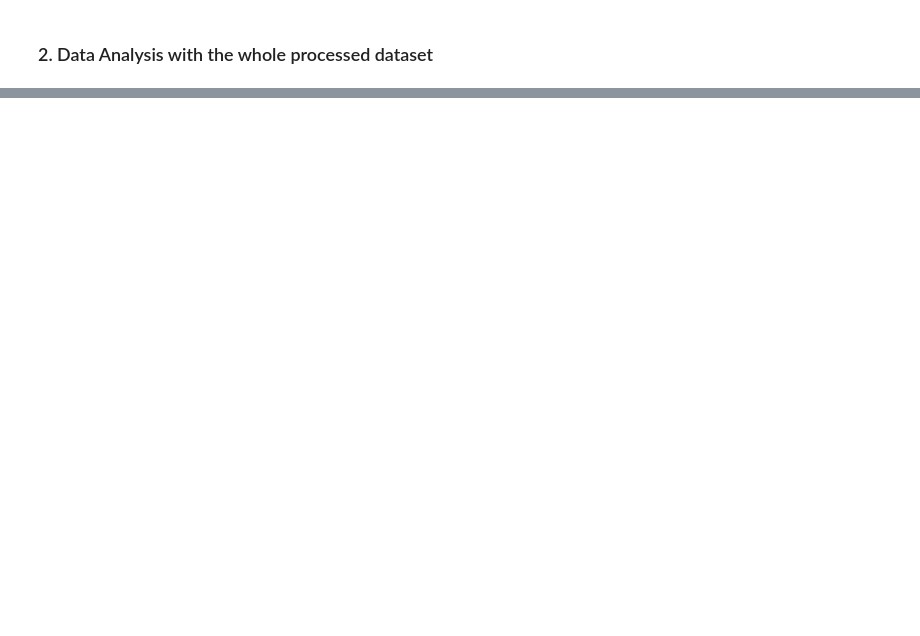
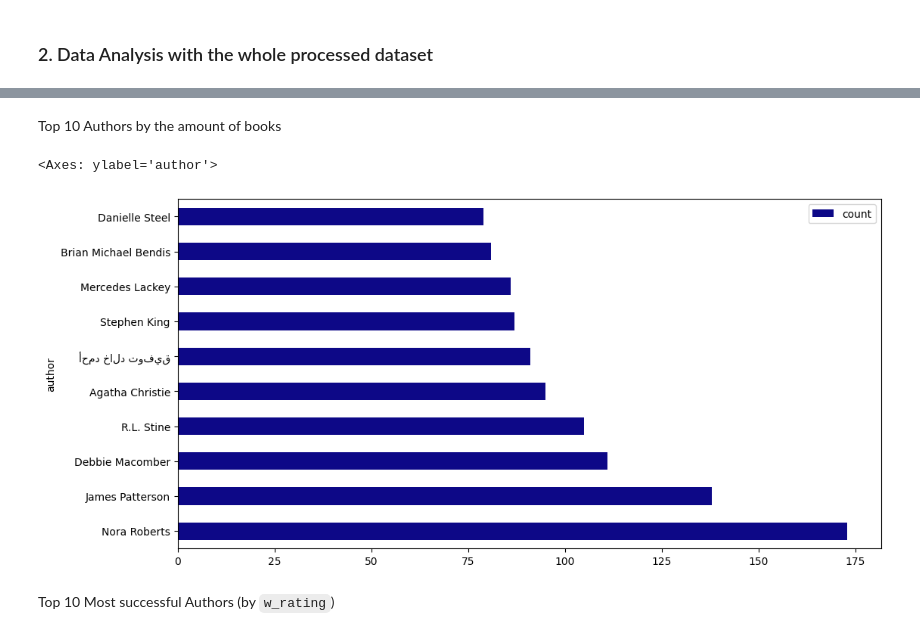
Before and after one commit to ruslan-imamguliyev/Online-Library-System, a Jupyter notebook: notebooks/preprocessing_and_eda.ipynb, the cells around one changed output, grey strips where cells are left out. Drawn from its saved outputs; the diff is of its cells as text; code cells hidden in the pictures; blank space fills up the shorter version.

Commit message:
Adding new dataset

```diff
--- a/notebooks/preprocessing_and_eda.ipynb
+++ b/notebooks/preprocessing_and_eda.ipynb
@@ -84,0 +89,3 @@ result.to_parquet('../datasets/processed_books.parquet', index=False)
+# %%
+df = pd.read_parquet('../datasets/processed_books.parquet')
+df.head()
@@ -86,0 +135,2 @@ result.to_parquet('../datasets/processed_books.parquet', index=False)
+# %%
+df['first_published'] = pd.to_datetime(df['first_published'], errors='coerce')
@@ -86,0 +167,9 @@ result.to_parquet('../datasets/processed_books.parquet', index=False)
+# %% [markdown]
+Top 10 Authors by the amount of books
+# %%
+pd.DataFrame(df['author'].value_counts()).head(10).plot(kind='barh', colormap='plasma', figsize=(12, 6))
+# %% [output]
+<Axes: ylabel='author'>
+[figure, added]
+# %% [markdown]
+Top 10 Most successful Authors (by `w_rating`)
```
Also changed, not shown: parts of 29 cells of this notebook, 1 other file.
